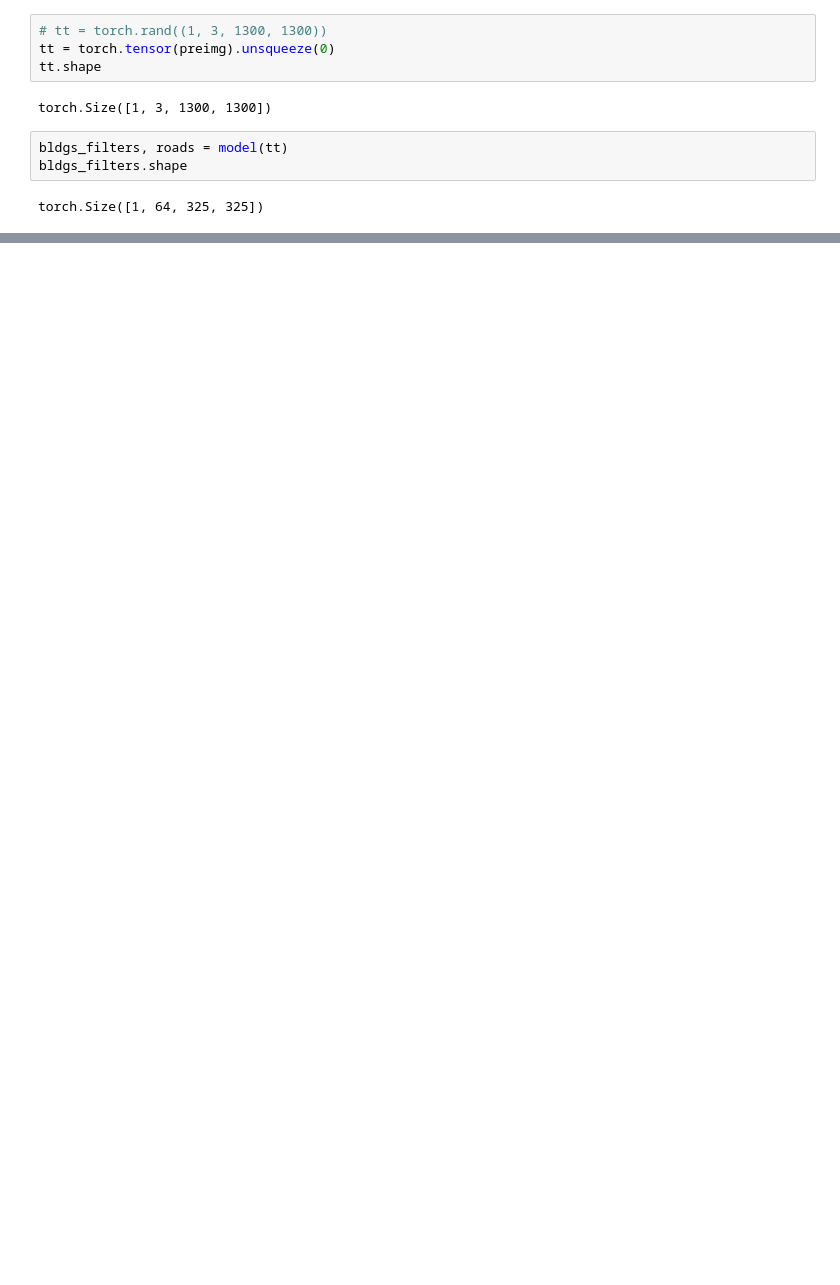
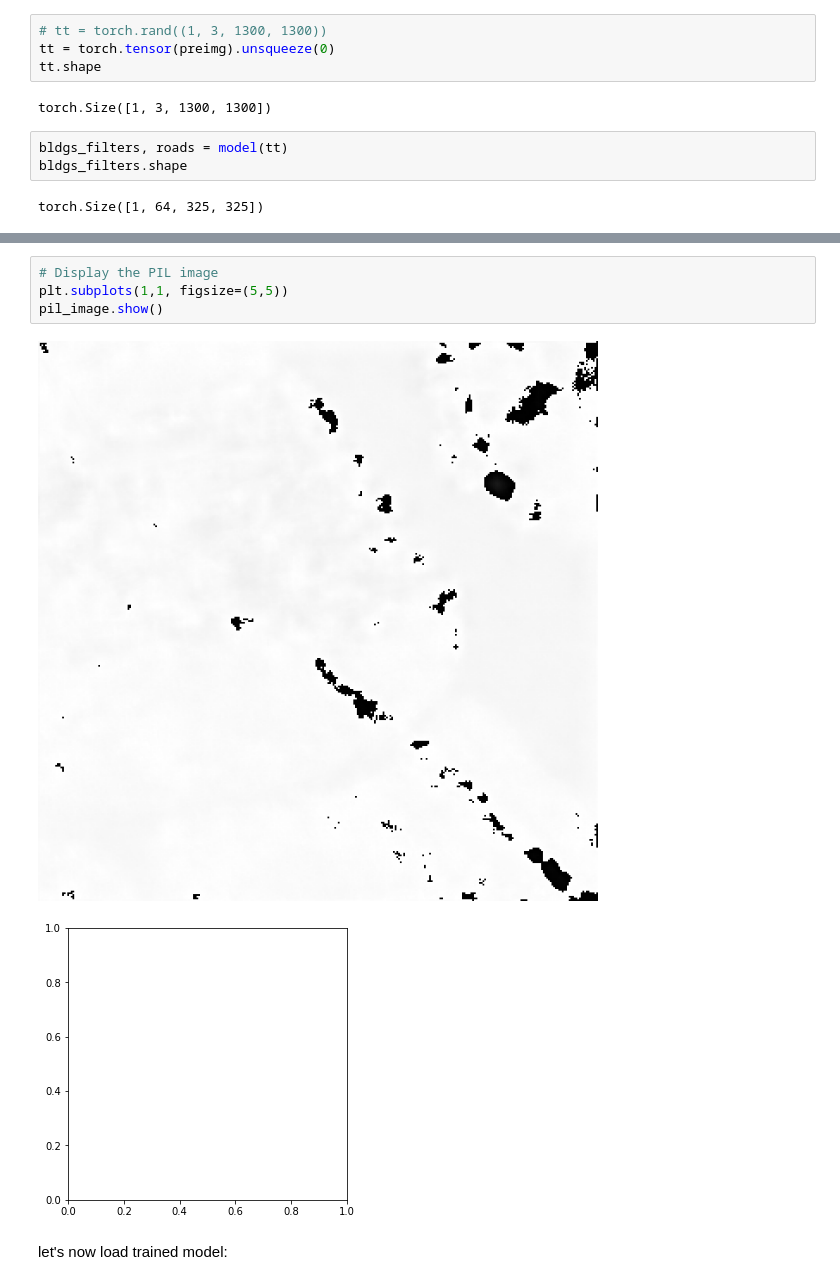
Before and after one commit to nesaboz/SpaceNet8, a Jupyter notebook: baseline/experiments/visualize_segformer_layers.ipynb, the cells around one changed output, grey strips where cells are left out. Saved outputs shown, nothing was run; the diff lists cells and outputs as text; blank space fills up the shorter version.

```diff
--- a/baseline/experiments/visualize_segformer_layers.ipynb
+++ b/baseline/experiments/visualize_segformer_layers.ipynb
@@ -196,0 +346,9 @@ plt.show()
+# %%
+# Display the PIL image
+plt.subplots(1,1, figsize=(5,5))
+pil_image.show()
+# %% [output]
+[figure, added]
+[figure, added]
+# %% [markdown]
+let's now load trained model:
```
Also changed, not shown: parts of 18 cells of this notebook, 13 other files.
